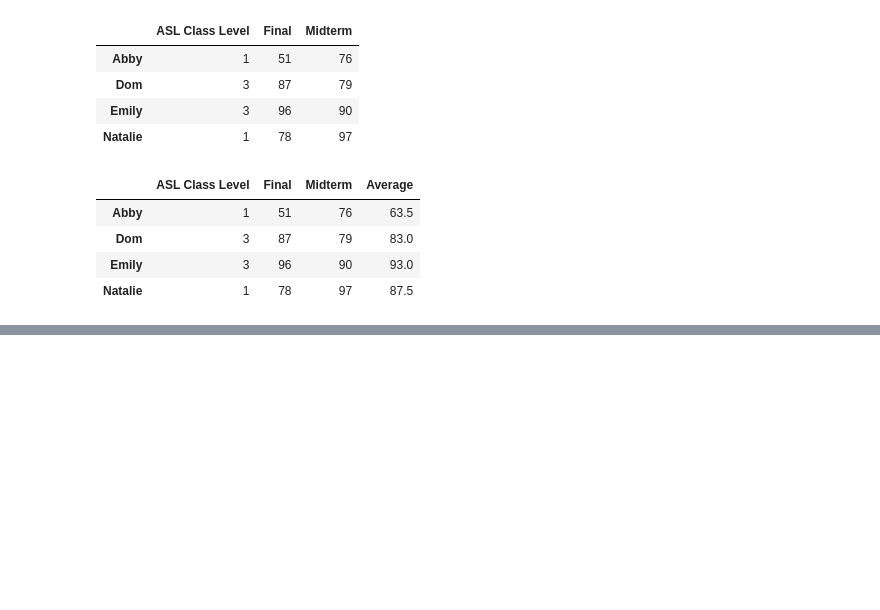
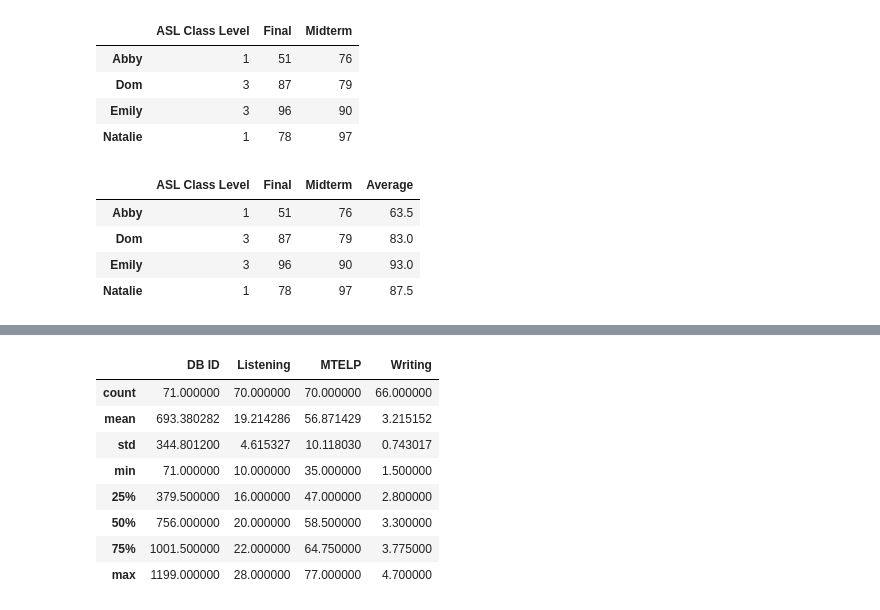
Before and after one commit to mmj32/Class-Practice-Repo, a Jupyter notebook: todo3/panda_notes_margaret.ipynb, the cells around one changed output, grey strips where cells are left out. Cells and saved outputs as stored; diff of their text form; code cells hidden in the pictures; blank space fills up the shorter version.

```diff
--- a/todo3/panda_notes_margaret.ipynb
+++ b/todo3/panda_notes_margaret.ipynb
@@ -151,0 +158,6 @@ scores
+# %%
+#reading in Juff's data
+juffs = pd.read_csv("Pandas_Juffs_CSV.csv")
+
+#now lets take a look as what we are looking at
+type(juffs)
@@ -151,0 +199,13 @@ scores
+# %%
+#What about statistics?
+juffs.describe()
+# %% [output]
+|  | DB ID | Listening | MTELP | Writing |
+| count | 71.000000 | 70.000000 | 70.000000 | 66.000000 |
+| mean | 693.380282 | 19.214286 | 56.871429 | 3.215152 |
+| std | 344.801200 | 4.615327 | 10.118030 | 0.743017 |
+| min | 71.000000 | 10.000000 | 35.000000 | 1.500000 |
+| 25% | 379.500000 | 16.000000 | 47.000000 | 2.800000 |
+| 50% | 756.000000 | 20.000000 | 58.500000 | 3.300000 |
+| 75% | 1001.500000 | 22.000000 | 64.750000 | 3.775000 |
+| max | 1199.000000 | 28.000000 | 77.000000 | 4.700000 |
```
Also changed, not shown: parts of 14 cells of this notebook.
